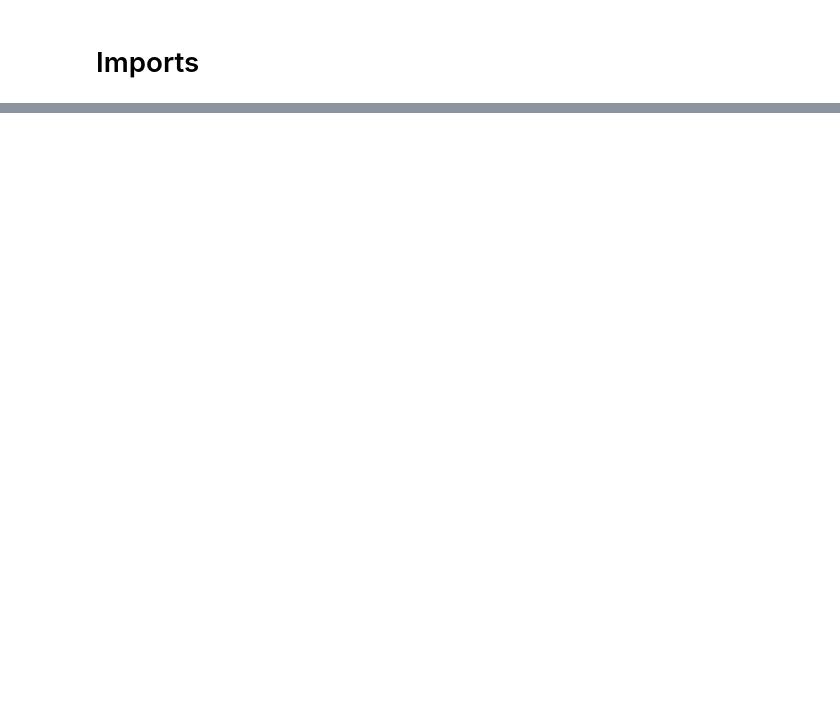
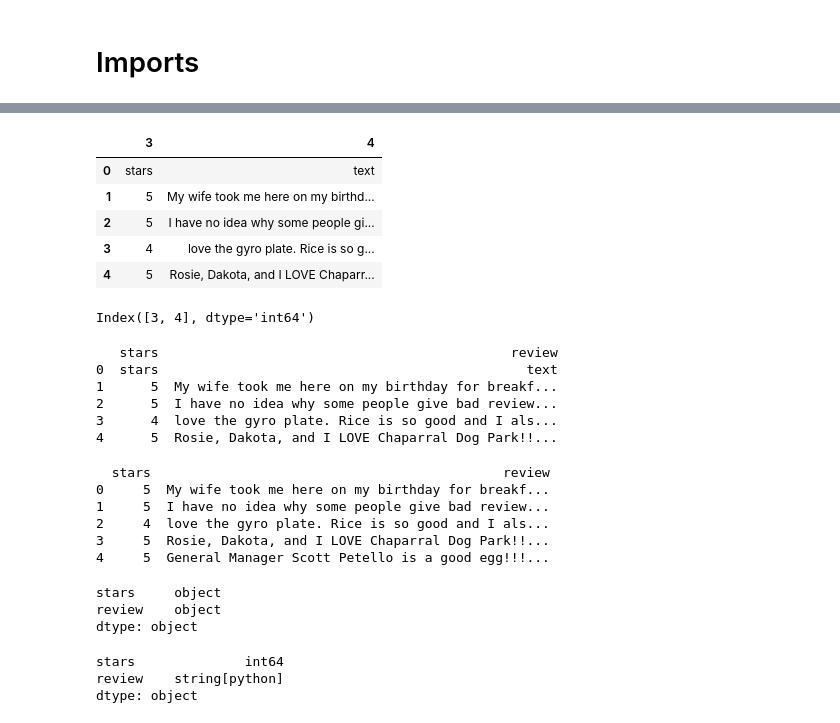
Before and after one commit to sgbyteninja/sentiment_analysis_customer_reviews, a Jupyter notebook: sentiment_analysis.ipynb, the cells around one changed output, grey strips where cells are left out. Drawn from its saved outputs; the diff is of its cells as text; code cells hidden in the pictures; blank space fills up the shorter version.

```diff
--- a/sentiment_analysis.ipynb
+++ b/sentiment_analysis.ipynb
@@ -131,0 +59,66 @@ Test Set Length: 100000
+# %%
+# Drop unnecessary columns
+columns_to_drop = [0, 1, 2, 5, 6, 7, 8, 9]
+review_df = review_df.drop(review_df.columns[columns_to_drop], axis=1)
+
+review_df.head()
+# %% [output]
+|  | 3 | 4 |
+| 0 | stars | text |
+| 1 | 5 | My wife took me here on my birthd... |
+| 2 | 5 | I have no idea why some people gi... |
+| 3 | 4 | love the gyro plate. Rice is so g... |
+| 4 | 5 | Rosie, Dakota, and I LOVE Chaparr... |
+# %%
+# Check the columns in the DataFrame
+print(review_df.columns)
+# %% [output]
+Index([3, 4], dtype='int64')
+# %%
+# Rename columns 3 and 4 to "stars" and "review"
+review_df.rename(columns={review_df.columns[0]: 'stars', review_df.columns[1]: 'review'}, inplace=True)
+
+# Check the updated DataFrame
+print(review_df.head())
+# %% [output]
+   stars                                             review
+0  stars                                               text
+1      5  My wife took me here on my birthday for breakf...
+2      5  I have no idea why some people give bad review...
+3      4  love the gyro plate. Rice is so good and I als...
+4      5  Rosie, Dakota, and I LOVE Chaparral Dog Park!!...
+# %%
+# Drop the first row (index 0)
+review_df.drop(index=0, inplace=True)
+
+# Reset the index to keep it sequential
+review_df.reset_index(drop=True, inplace=True)
+
+# Check the updated DataFrame
+print(review_df.head())
+# %% [output]
+  stars                                             review
+0     5  My wife took me here on my birthday for breakf...
+1     5  I have no idea why some people give bad review...
+2     4  love the gyro plate. Rice is so good and I als...
+3     5  Rosie, Dakota, and I LOVE Chaparral Dog Park!!...
+4     5  General Manager Scott Petello is a good egg!!!...
+# %%
+review_df.dtypes
+# %% [output]
+stars     object
+review    object
+dtype: object
+# %%
+# Convert 'stars' column to int64
+review_df['stars'] = review_df['stars'].astype('int64')
+
+# Convert 'review' column to string type (str)
+review_df['review'] = review_df['review'].astype('string')
+
+# Check the data types of the columns
+print(review_df.dtypes)
+# %% [output]
+stars              int64
+review    string[python]
+dtype: object
```
Also changed, not shown: parts of 34 cells of this notebook, 3 other files.
